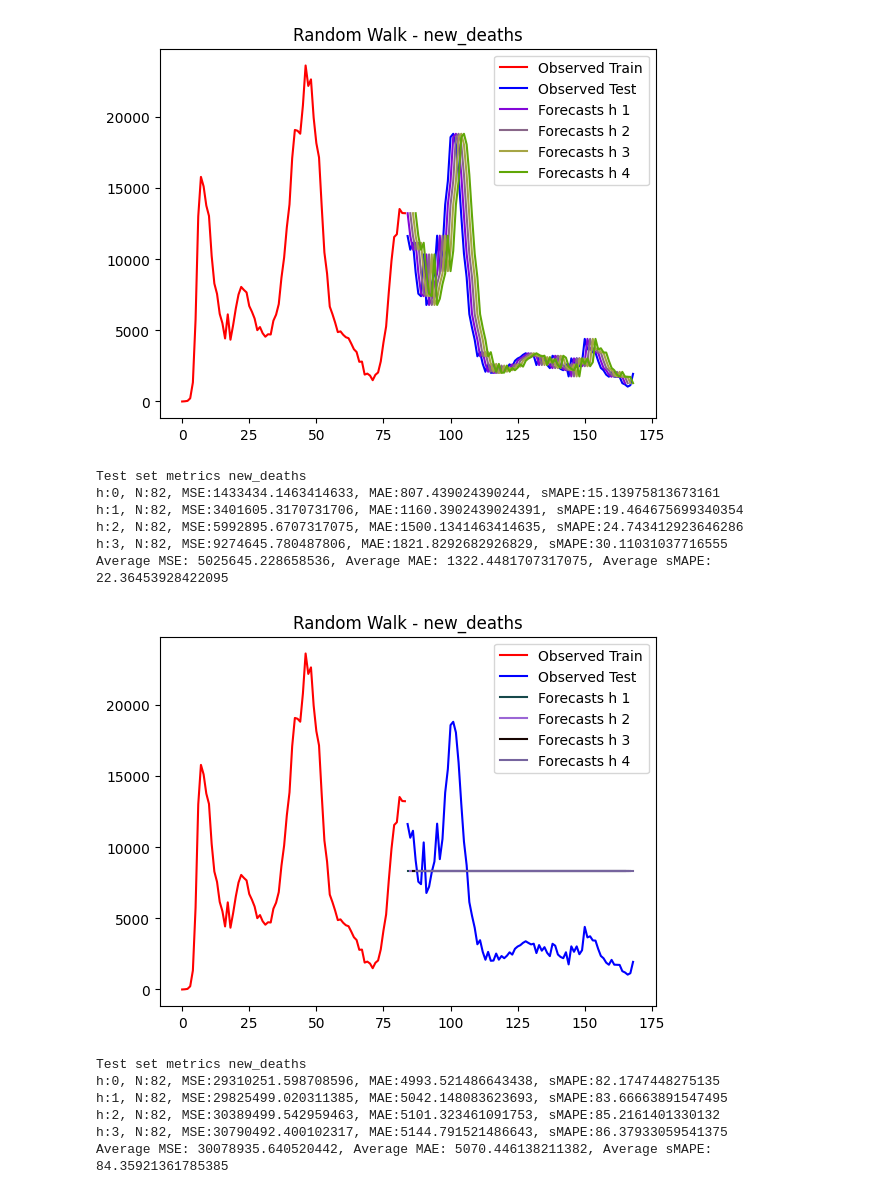
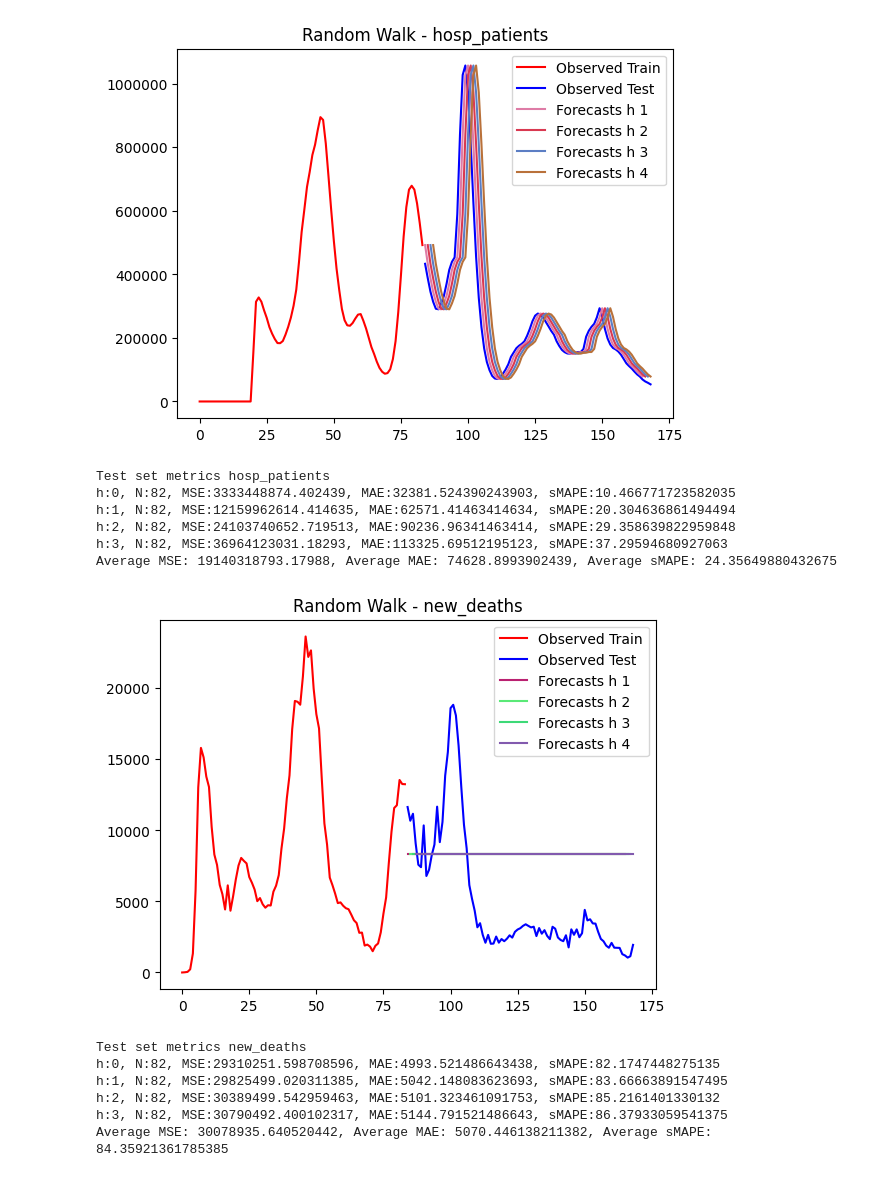
Before and after one commit to scalation/scalation_py, a Jupyter notebook: Stat Baselines.ipynb, the cells around one changed output. Drawn from its saved outputs; the diff is of its cells as text; code cells hidden in the pictures.

```diff
--- a/Stat Baselines.ipynb
+++ b/Stat Baselines.ipynb
@@ -5,31 +5,31 @@ from modeling.statmodeling.RandomWalk import RandomWalk
 from modeling.statmodeling.MeanModel import MeanModel
 from modeling.statmodeling.SimpleMovingAverage import SimpleMovingAverage
 # %%
-MO = 'new_deaths'
+MO = 'hosp_patients'
 horizon = 4
 actual, forecasts = RandomWalk(file_name = 'datasets/covid/OWID_weekly.csv',
                                 training_ratio = 0.5, horizon = horizon, main_output = MO,
                                 normalization = False)
 print("Test set metrics {}".format(MO))
 total_mse, total_mae, total_smape = 0, 0, 0
 for i in range(horizon):
     mse, mae, smape = getmetrics(np.expand_dims(actual[:,i], axis = -1), np.expand_dims(forecasts[:,i], axis = -1))
     total_mse += mse
     total_mae += mae
     total_smape += smape
     print('h:{}, N:{}, MSE:{}, MAE:{}, sMAPE:{}'.format(i, len(actual), mse, mae, smape))
 avg_mse = total_mse / horizon
 avg_mae = total_mae / horizon
 avg_smape = total_smape / horizon
 print('Average MSE: {}, Average MAE: {}, Average sMAPE: {}'.format(avg_mse, avg_mae, avg_smape))
 # %% [output]
-[figure, old version]
+[figure, new version]
-Test set metrics new_deaths
-h:0, N:82, MSE:1433434.1463414633, MAE:807.439024390244, sMAPE:15.13975813673161
-h:1, N:82, MSE:3401605.3170731706, MAE:1160.3902439024391, sMAPE:19.464675699340354
-h:2, N:82, MSE:5992895.6707317075, MAE:1500.1341463414635, sMAPE:24.743412923646286
-h:3, N:82, MSE:9274645.780487806, MAE:1821.8292682926829, sMAPE:30.11031037716555
-Average MSE: 5025645.228658536, Average MAE: 1322.4481707317075, Average sMAPE: 22.36453928422095
+Test set metrics hosp_patients
+h:0, N:82, MSE:3333448874.402439, MAE:32381.524390243903, sMAPE:10.466771723582035
+h:1, N:82, MSE:12159962614.414635, MAE:62571.41463414634, sMAPE:20.304636861494494
+h:2, N:82, MSE:24103740652.719513, MAE:90236.96341463414, sMAPE:29.358639822959848
+h:3, N:82, MSE:36964123031.18293, MAE:113325.69512195123, sMAPE:37.29594680927063
+Average MSE: 19140318793.17988, Average MAE: 74628.8993902439, Average sMAPE: 24.35649880432675
 # %%
 MO = 'new_deaths'
 horizon = 4
@@ -49,7 +49,7 @@ avg_mae = total_mae / horizon
 avg_smape = total_smape / horizon
 print('Average MSE: {}, Average MAE: {}, Average sMAPE: {}'.format(avg_mse, avg_mae, avg_smape))
 # %% [output]
-[figure, old version]
+[figure, new version]
 Test set metrics new_deaths
 h:0, N:82, MSE:29310251.598708596, MAE:4993.521486643438, sMAPE:82.1747448275135
 h:1, N:82, MSE:29825499.020311385, MAE:5042.148083623693, sMAPE:83.66663891547495
```
Also changed, not shown: parts of 1 cell of this notebook, 1 other file.
